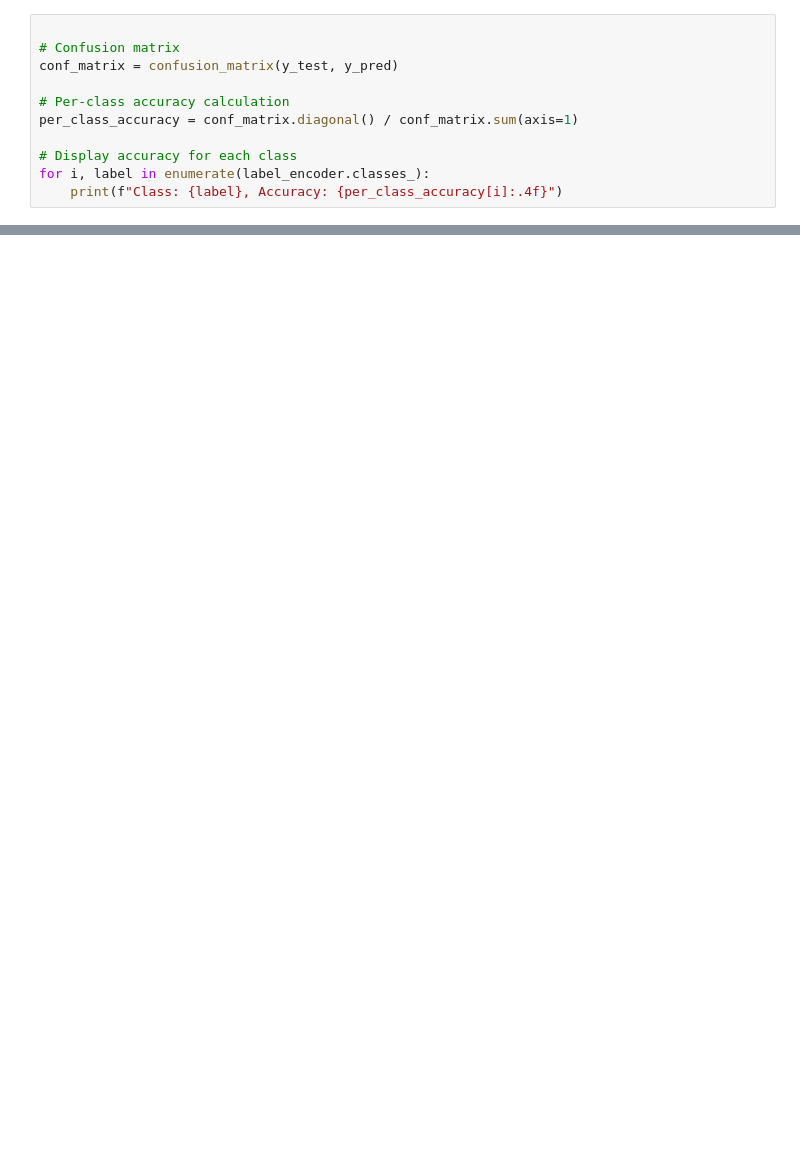
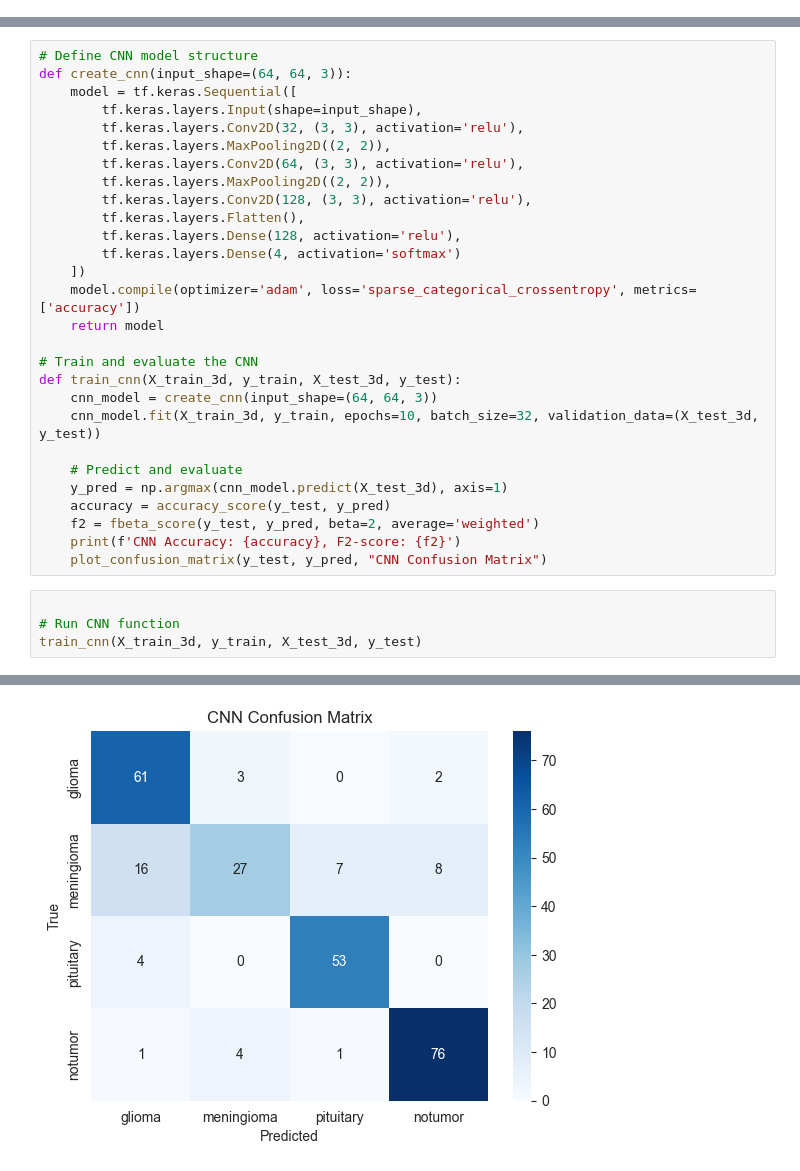
Before and after one commit to Mohammedks713/ISYE6740_Project, a Jupyter notebook: data_exploration.ipynb, the cells around one changed output, grey strips where cells are left out. Cells and saved outputs as stored; diff of their text form; blank space fills up the shorter version.

```diff
--- a/data_exploration.ipynb
+++ b/data_exploration.ipynb
@@ -151,11 +0,0 @@ Class: pituitary, F2-Score: 0.9404, Precision: 0.8451, Recall: 0.9677
-# %%
-
-# Confusion matrix
-conf_matrix = confusion_matrix(y_test, y_pred)
-
-# Per-class accuracy calculation
-per_class_accuracy = conf_matrix.diagonal() / conf_matrix.sum(axis=1)
-
-# Display accuracy for each class
-for i, label in enumerate(label_encoder.classes_):
-    print(f"Class: {label}, Accuracy: {per_class_accuracy[i]:.4f}")
@@ -178,0 +116,33 @@ plt.show()
+# %%
+# Define CNN model structure
+def create_cnn(input_shape=(64, 64, 3)):
+    model = tf.keras.Sequential([
+        tf.keras.layers.Input(shape=input_shape),
+        tf.keras.layers.Conv2D(32, (3, 3), activation='relu'),
+        tf.keras.layers.MaxPooling2D((2, 2)),
+        tf.keras.layers.Conv2D(64, (3, 3), activation='relu'),
+        tf.keras.layers.MaxPooling2D((2, 2)),
+        tf.keras.layers.Conv2D(128, (3, 3), activation='relu'),
+        tf.keras.layers.Flatten(),
+        tf.keras.layers.Dense(128, activation='relu'),
+        tf.keras.layers.Dense(4, activation='softmax')
+    ])
+    model.compile(optimizer='adam', loss='sparse_categorical_crossentropy', metrics=['accuracy'])
+    return model
+
+# Train and evaluate the CNN
+def train_cnn(X_train_3d, y_train, X_test_3d, y_test):
+    cnn_model = create_cnn(input_shape=(64, 64, 3))
+    cnn_model.fit(X_train_3d, y_train, epochs=10, batch_size=32, validation_data=(X_test_3d, y_test))
+
+    # Predict and evaluate
+    y_pred = np.argmax(cnn_model.predict(X_test_3d), axis=1)
+    accuracy = accuracy_score(y_test, y_pred)
+    f2 = fbeta_score(y_test, y_pred, beta=2, average='weighted')
+    print(f'CNN Accuracy: {accuracy}, F2-score: {f2}')
+    plot_confusion_matrix(y_test, y_pred, "CNN Confusion Matrix")
+# %%
+
+# Run CNN function
+train_cnn(X_train_3d, y_train, X_test_3d, y_test)
+# %% [output]
@@ -178,0 +166 @@ plt.show()
+[figure, added]
```
Also changed, not shown: parts of 18 cells of this notebook.
